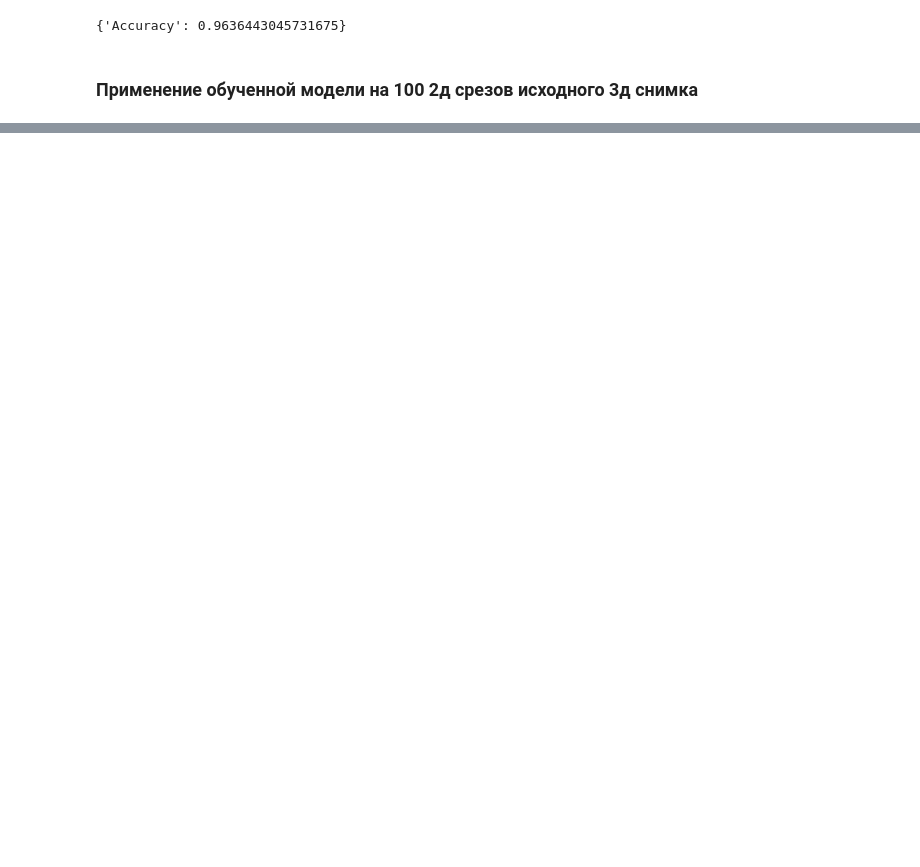
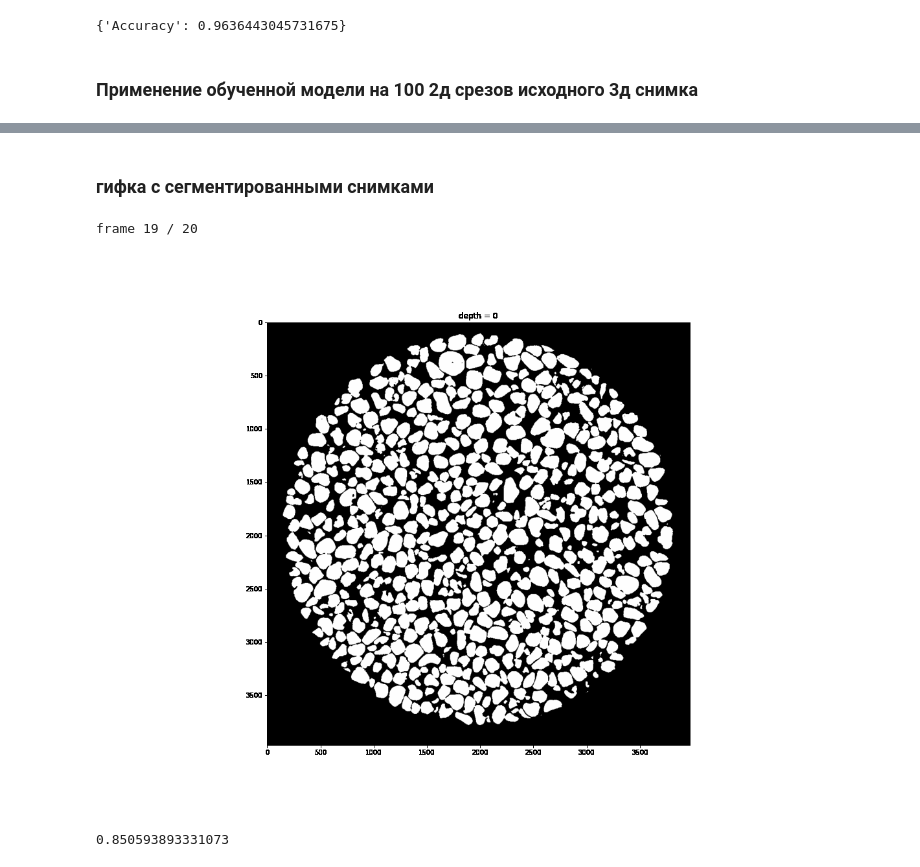
Before and after one commit to maxxxims/segmentation, a Jupyter notebook: frontend.ipynb, the cells around one changed output, grey strips where cells are left out. Drawn from its saved outputs; the diff is of its cells as text; code cells hidden in the pictures; blank space fills up the shorter version.

Commit message:
save gif & acc

```diff
--- a/frontend.ipynb
+++ b/frontend.ipynb
@@ -105,0 +150,59 @@ Mean accuracy = 0.959 per 99 images
+# %% [markdown]
+### гифка с сегментированными снимками
+# %%
+import matplotlib.animation as animation
+from matplotlib import pyplot as plt
+from IPython.display import Image
+import numpy as np
+
+
+def make_animation(data: np.ndarray, h_step = 1, w_step = 1, file_name: str = None):
+    if file_name is None or '.' not in file_name:
+        file_name = 'test.gif'
+
+    GIF_FPS = 8
+    fig = plt.figure(figsize=(16, 12))
+    all_frames = len(data)
+
+    def animate(i: int):
+        plt.title(f'depth = {i}')
+        plt.imshow(data[i, ::w_step, ::h_step], cmap='gray')
+        print(f'frame {i} / {all_frames}', end='\r')
+
+
+    result = animation.FuncAnimation(fig, animate, frames=all_frames)
+    result.save(file_name, writer='pillow', fps=GIF_FPS)
+    plt.close()
+
+    return file_name
+# %%
+file_name = make_animation(preds)
+Image(open(file_name,'rb').read())
+# %% [output]
+frame 19 / 20
+[figure, added]
+# %%
+#расчет accuracy для 3D изображания, глубиной в 10 снимков
+
+EXTRA_VALUE = 999
+mask = np.copy(preds)
+for marker in markers:
+    x_indexes, y_indexes, z_indexes = marker.get_indexes()
+    mask[z_indexes, y_indexes, x_indexes] = EXTRA_VALUE
+
+x_indexes, y_indexes = border_marker.get_indexes()
+mask[:, y_indexes, x_indexes] = EXTRA_VALUE
+
+z_index_test, y_index_test, x_index_test  = np.where(mask != EXTRA_VALUE)
+
+
+img_3d_segmented.load_images(0, DEPTH_TO_PREDICT - 1)
+
+y_real = np.copy(img_3d_segmented.data[z_index_test, y_index_test, x_index_test])
+y_pred = mask[z_index_test, y_index_test, x_index_test]
+
+if np.max(y_pred) == 1:
+    y_pred *= 255
+Accuracy.get_score(y_pred=y_pred, y_real=y_real)
+# %% [output]
+0.850593893331073
```
Also changed, not shown: parts of 9 cells of this notebook, 3 other files.
